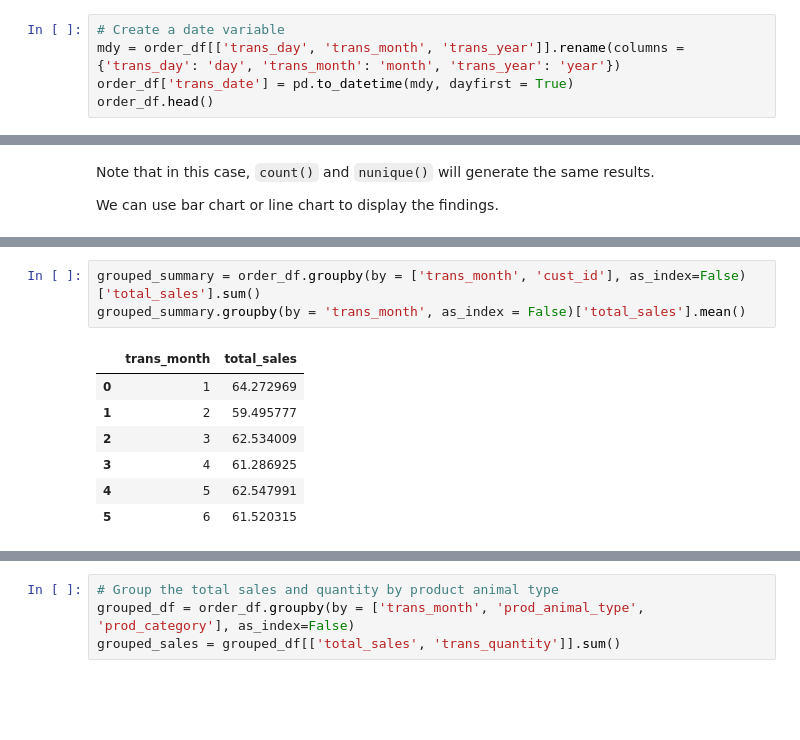
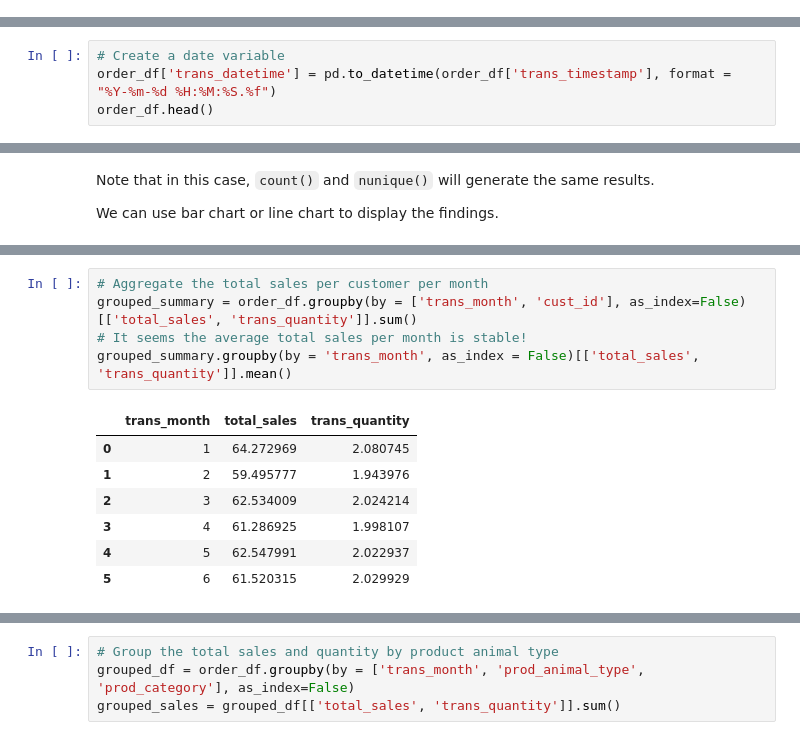
Before and after one commit to southnorthist/kaggle_analysis, a Jupyter notebook: Projects/marketing-analytics/online-retail-sales-trend-analysis/analysis.ipynb, the cells around one changed output, grey strips where cells are left out. Drawn from its saved outputs; the diff is of its cells as text; blank space fills up the shorter version.

```diff
--- a/Projects/marketing-analytics/online-retail-sales-trend-analysis/analysis.ipynb
+++ b/Projects/marketing-analytics/online-retail-sales-trend-analysis/analysis.ipynb
@@ -30,8 +67,3 @@ order_df['trans_month'].value_counts()
 2     2374
 1     1206
 Name: trans_month, dtype: int64
-# %%
-# Create a date variable
-mdy = order_df[['trans_day', 'trans_month', 'trans_year']].rename(columns = {'trans_day': 'day', 'trans_month': 'month', 'trans_year': 'year'})
-order_df['trans_date'] = pd.to_datetime(mdy, dayfirst = True)
-order_df.head()
@@ -44,0 +97,4 @@ order_df.head()
+# %%
+# Create a date variable
+order_df['trans_datetime'] = pd.to_datetime(order_df['trans_timestamp'], format = "%Y-%m-%d %H:%M:%S.%f")
+order_df.head()
@@ -222,14 +304,16 @@ Next, we want to examine the customer purchasing behavior. We will ask the follo
 # %%
-grouped_summary = order_df.groupby(by = ['trans_month', 'cust_id'], as_index=False)['total_sales'].sum()
-grouped_summary.groupby(by = 'trans_month', as_index = False)['total_sales'].mean()
+# Aggregate the total sales per customer per month
+grouped_summary = order_df.groupby(by = ['trans_month', 'cust_id'], as_index=False)[['total_sales', 'trans_quantity']].sum()
+# It seems the average total sales per month is stable!
+grouped_summary.groupby(by = 'trans_month', as_index = False)[['total_sales', 'trans_quantity']].mean()
 # %% [output]
-|  | trans_month | total_sales |
-| 0 | 1 | 64.272969 |
-| 1 | 2 | 59.495777 |
-| 2 | 3 | 62.534009 |
-| 3 | 4 | 61.286925 |
-| 4 | 5 | 62.547991 |
-| 5 | 6 | 61.520315 |
+|  | trans_month | total_sales | trans_quantity |
+| 0 | 1 | 64.272969 | 2.080745 |
+| 1 | 2 | 59.495777 | 1.943976 |
+| 2 | 3 | 62.534009 | 2.024214 |
+| 3 | 4 | 61.286925 | 1.998107 |
+| 4 | 5 | 62.547991 | 2.022937 |
+| 5 | 6 | 61.520315 | 2.029929 |
 # %%
 grouped_summary = order_df.groupby(by = ['trans_month', 'cust_state','cust_id'], as_index=False)['total_sales'].sum()
 grouped_summary = grouped_summary.groupby(by = ['trans_month', 'cust_state'], as_index = False).agg({'total_sales': ['count', 'mean']})
```
Also changed, not shown: parts of 55 cells of this notebook, 3 other files.
